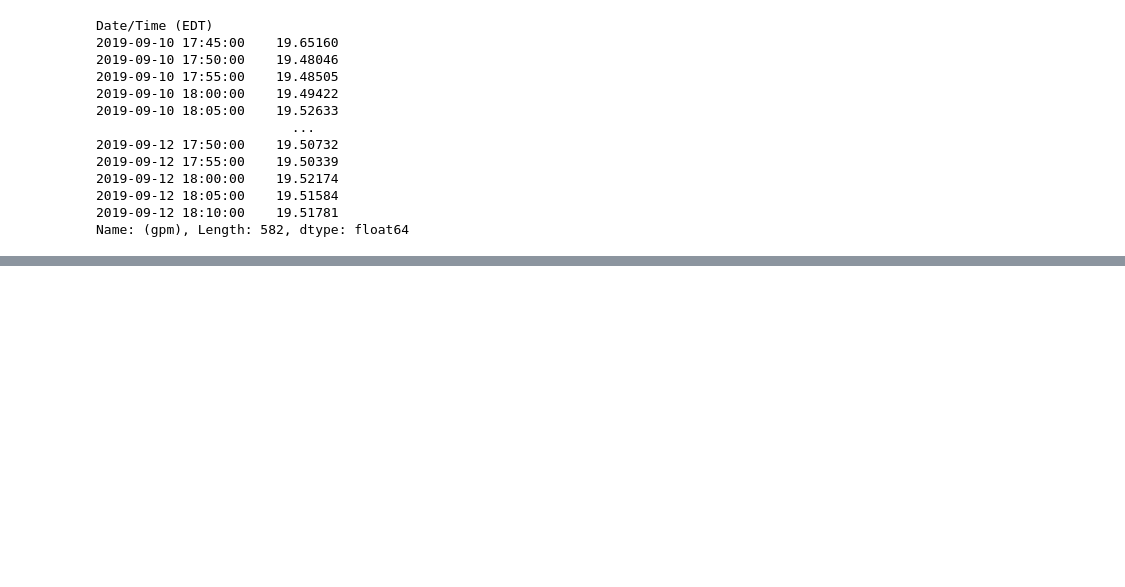
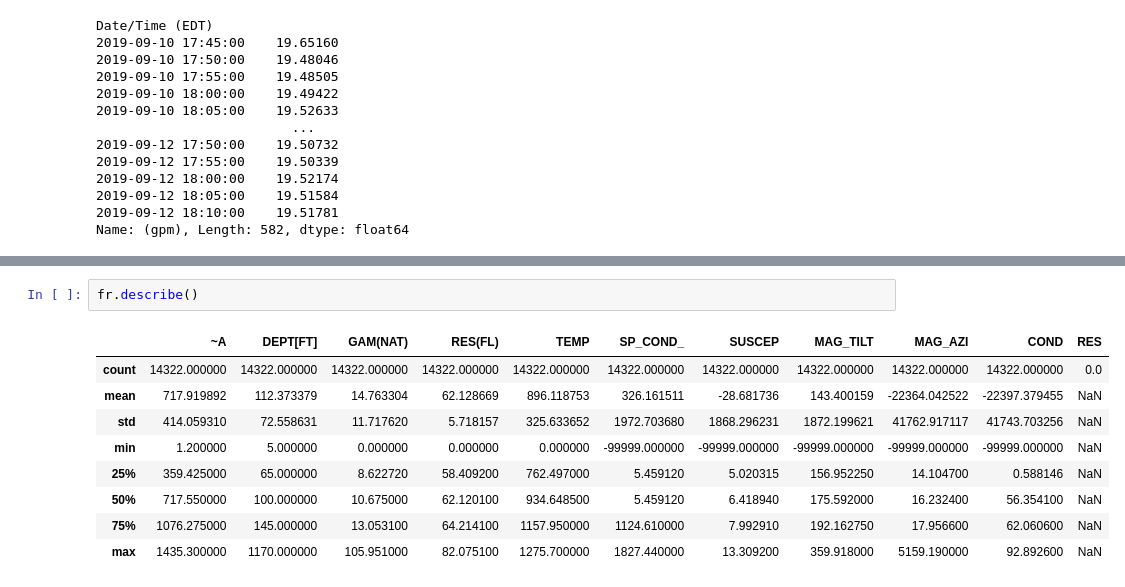
Before and after one commit to clementinec/ntrt, a Jupyter notebook: data/plotsgen.ipynb, the cells around one changed output, grey strips where cells are left out. Cells and saved outputs as stored; diff of their text form; blank space fills up the shorter version.

```diff
--- a/data/plotsgen.ipynb
+++ b/data/plotsgen.ipynb
@@ -103,0 +129,12 @@ Name: (gpm), Length: 582, dtype: float64
+# %%
+fr.describe()
+# %% [output]
+|  | ~A | DEPT[FT] | GAM(NAT) | RES(FL) | TEMP | SP_COND_ | SUSCEP | MAG_TILT | MAG_AZI | COND | RES |
+| count | 14322.000000 | 14322.000000 | 14322.000000 | 14322.000000 | 14322.000000 | 14322.000000 | 14322.000000 | 14322.000000 | 14322.000000 | 14322.000000 | 0.0 |
+| mean | 717.919892 | 112.373379 | 14.763304 | 62.128669 | 896.118753 | 326.161511 | -28.681736 | 143.400159 | -22364.042522 | -22397.379455 | NaN |
+| std | 414.059310 | 72.558631 | 11.717620 | 5.718157 | 325.633652 | 1972.703680 | 1868.296231 | 1872.199621 | 41762.917117 | 41743.703256 | NaN |
+| min | 1.200000 | 5.000000 | 0.000000 | 0.000000 | 0.000000 | -99999.000000 | -99999.000000 | -99999.000000 | -99999.000000 | -99999.000000 | NaN |
+| 25% | 359.425000 | 65.000000 | 8.622720 | 58.409200 | 762.497000 | 5.459120 | 5.020315 | 156.952250 | 14.104700 | 0.588146 | NaN |
+| 50% | 717.550000 | 100.000000 | 10.675000 | 62.120100 | 934.648500 | 5.459120 | 6.418940 | 175.592000 | 16.232400 | 56.354100 | NaN |
+| 75% | 1076.275000 | 145.000000 | 13.053100 | 64.214100 | 1157.950000 | 1124.610000 | 7.992910 | 192.162750 | 17.956600 | 62.060600 | NaN |
+| max | 1435.300000 | 1170.000000 | 105.951000 | 82.075100 | 1275.700000 | 1827.440000 | 13.309200 | 359.918000 | 5159.190000 | 92.892600 | NaN |
```
Also changed, not shown: parts of 4 cells of this notebook, 25 other files.
